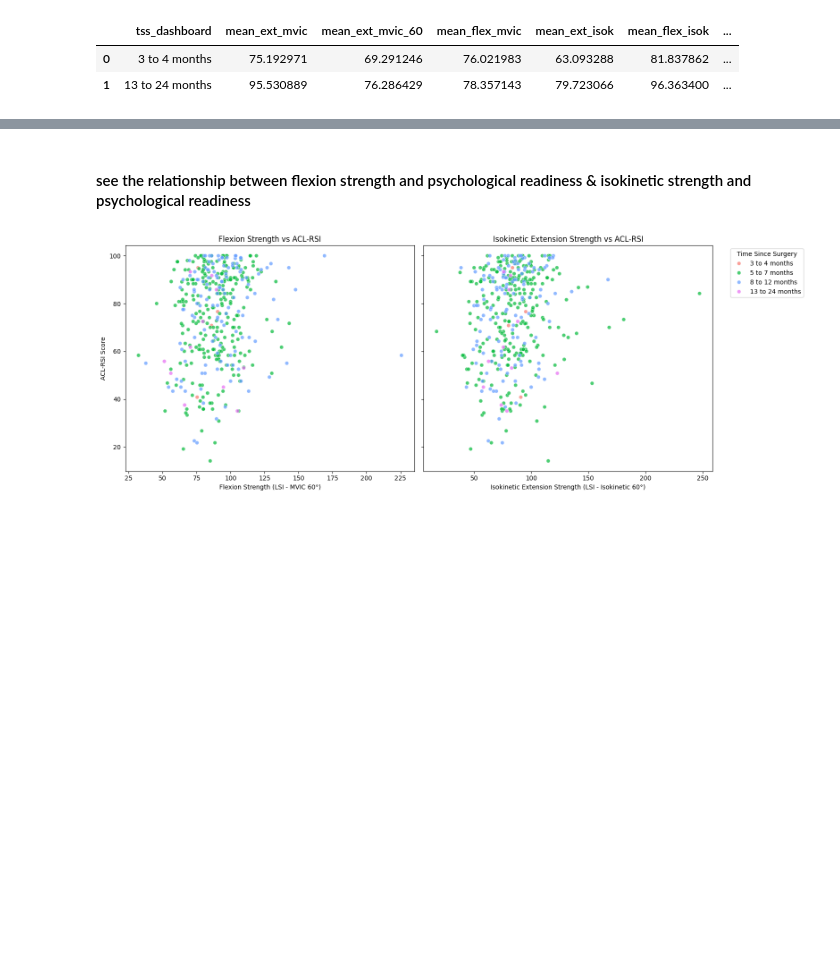
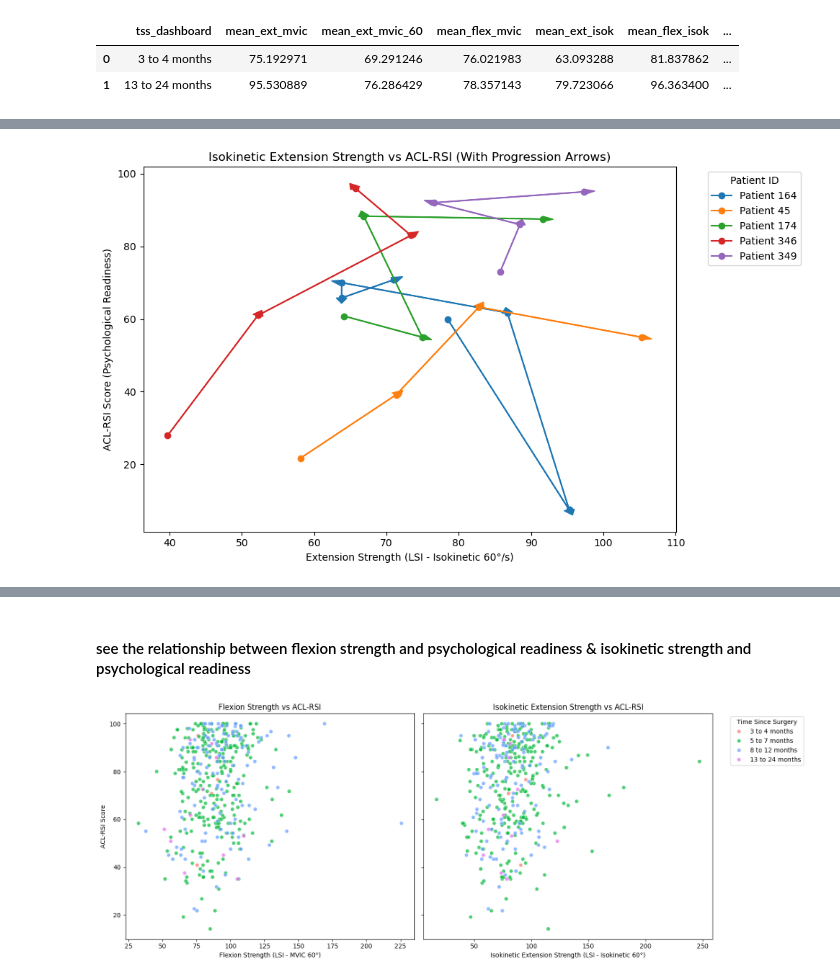
Before and after one commit to yxb8mh/finalproj, a Jupyter notebook: Initial_graphs.ipynb, the cells around one changed output, grey strips where cells are left out. Saved outputs shown, nothing was run; the diff lists cells and outputs as text; code cells hidden in the pictures; blank space fills up the shorter version.

```diff
--- a/Initial_graphs.ipynb
+++ b/Initial_graphs.ipynb
@@ -86,3 +163,40 @@ acl_grouped
+# %%
+# Filter again but for isokinetic extension strength and ACL-RSI with at least 2 valid visits
+df_iso_required = aclr.dropna(subset=['lsi_ext_isok_60', 'acl_rsi', 'tss'])
+
+# Identify patients with at least 2 valid entries
+patient_counts_iso = df_iso_required['record_id'].value_counts()
+patients_with_2_iso = patient_counts_iso[patient_counts_iso >= 2].index
+
+# Select the first 5 patients
+selected_iso_patients = patients_with_2_iso[:5]
+df_iso_selected = df_iso_required[df_iso_required['record_id'].isin(selected_iso_patients)]
+
+# Plot: Isokinetic extension strength vs ACL-RSI with arrows
+fig, ax = plt.subplots(figsize=(10, 6))
+palette = sns.color_palette("tab10")
+
+for i, patient_id in enumerate(selected_iso_patients):
+    patient_data = df_iso_selected[df_iso_selected['record_id'] == patient_id].sort_values('tss')
+    ax.plot(patient_data['lsi_ext_isok_60'], patient_data['acl_rsi'], marker='o', label=f'Patient {patient_id}', color=palette[i])
+
+    # Add arrows to indicate progression
+    for j in range(len(patient_data) - 1):
+        x_start, y_start = patient_data.iloc[j][['lsi_ext_isok_60', 'acl_rsi']]
+        x_end, y_end = patient_data.iloc[j + 1][['lsi_ext_isok_60', 'acl_rsi']]
+        dx = x_end - x_start  # Change in x
+        dy = y_end - y_start  # Change in y
+        ax.arrow(x_start, y_start, dx, dy, head_width=1.5, head_length=1.5, fc=palette[i], ec=palette[i])
+
+# Add title, labels, and legend
+ax.set_title("Isokinetic Extension Strength vs ACL-RSI (With Progression Arrows)")
+ax.set_xlabel("Extension Strength (LSI - Isokinetic 60°/s)")
+ax.set_ylabel("ACL-RSI Score (Psychological Readiness)")
+ax.legend(title='Patient ID', bbox_to_anchor=(1.05, 1), loc='upper left')
+plt.tight_layout()
+plt.show()
+# %% [output]
+[figure, added]
 # %%
 fig, ax = plt.subplots(figsize=(10, 6))
 
```
Also changed, not shown: parts of 5 cells of this notebook, 18 other files.
